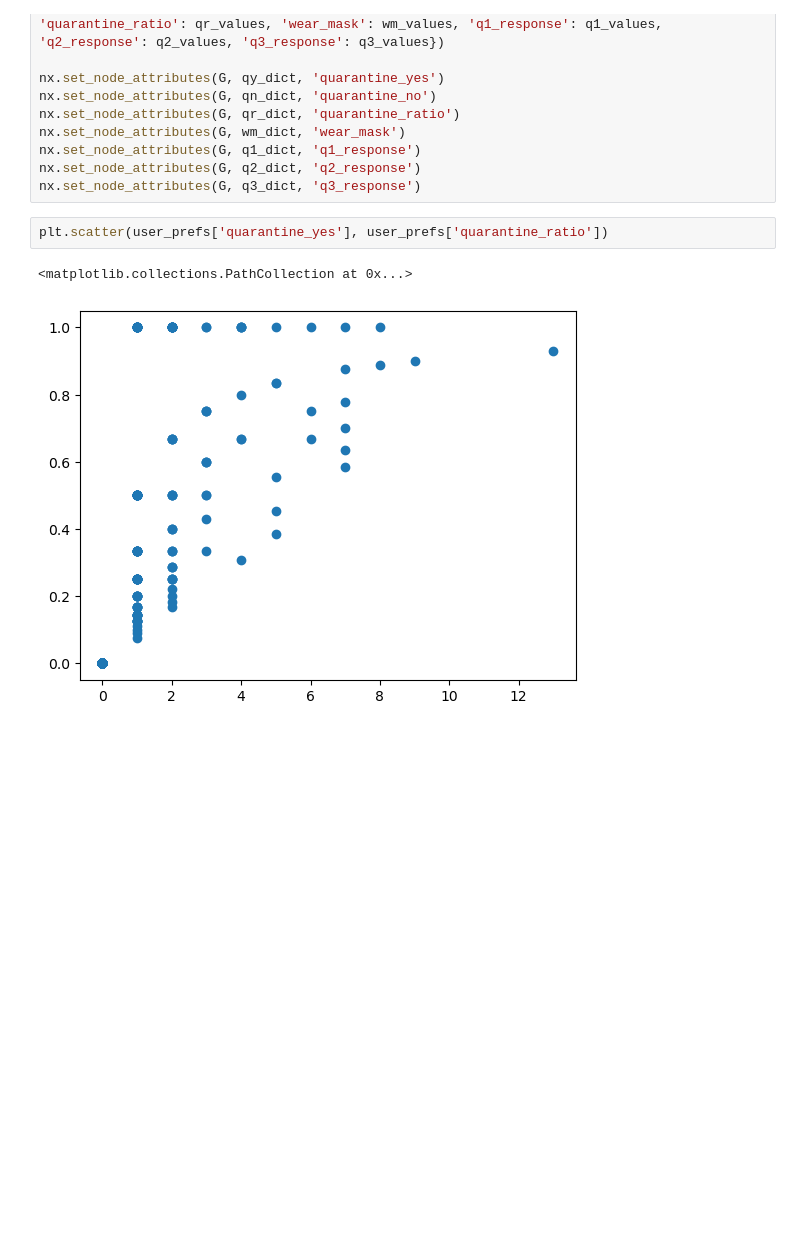
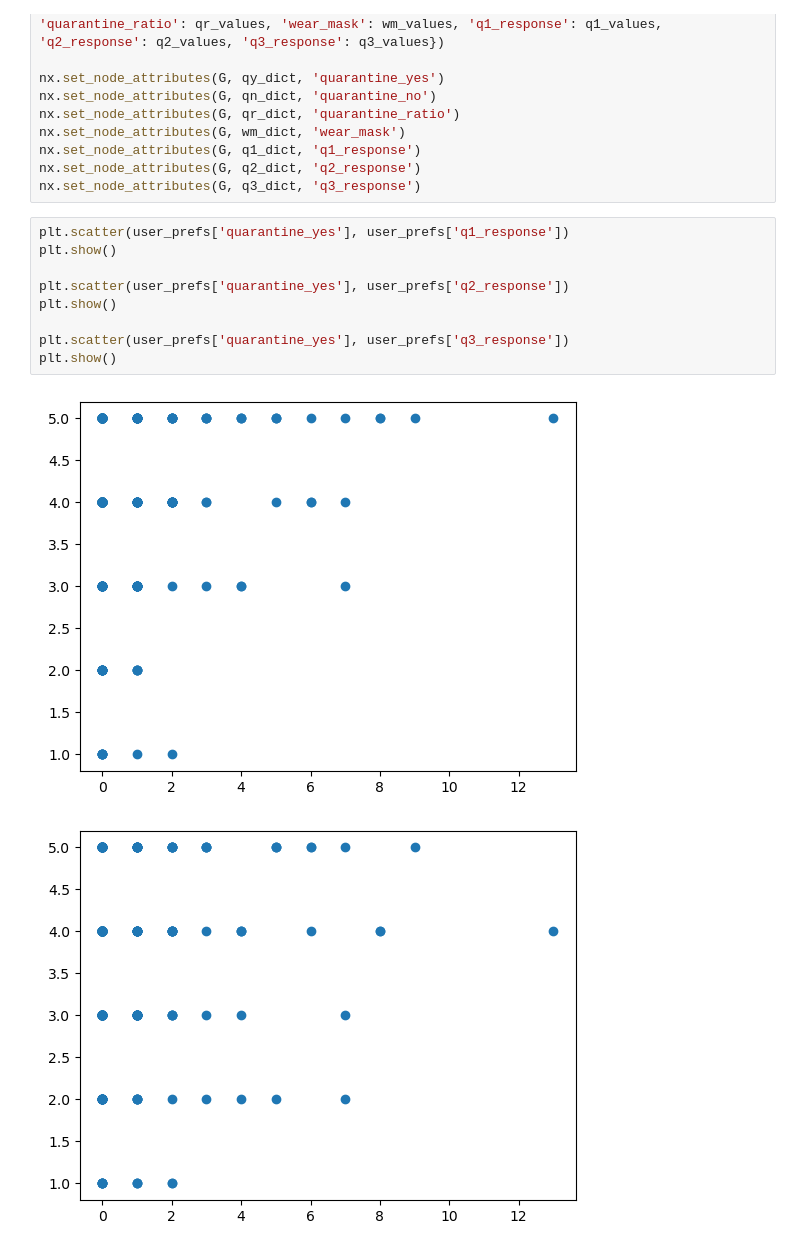
Before and after one commit to colabobio/oo-wku23, a Jupyter notebook: 1-basic-analysis.ipynb, the cells around one changed output. Cells and saved outputs as stored; diff of their text form; blank space fills up the shorter version.

```diff
--- a/1-basic-analysis.ipynb
+++ b/1-basic-analysis.ipynb
@@ -545,7 +547,14 @@ nx.set_node_attributes(G, q1_dict, 'q1_response')
 nx.set_node_attributes(G, q2_dict, 'q2_response')
 nx.set_node_attributes(G, q3_dict, 'q3_response')
 # %%
-plt.scatter(user_prefs['quarantine_yes'], user_prefs['quarantine_ratio'])
+plt.scatter(user_prefs['quarantine_yes'], user_prefs['q1_response'])
+plt.show()
+
+plt.scatter(user_prefs['quarantine_yes'], user_prefs['q2_response'])
+plt.show()
+
+plt.scatter(user_prefs['quarantine_yes'], user_prefs['q3_response'])
+plt.show()
 # %% [output]
-<matplotlib.collections.PathCollection at 0x...>
-[figure, old version]
+[figure, new version]
+[figure, added]
```
Also changed, not shown: parts of 15 cells of this notebook.
